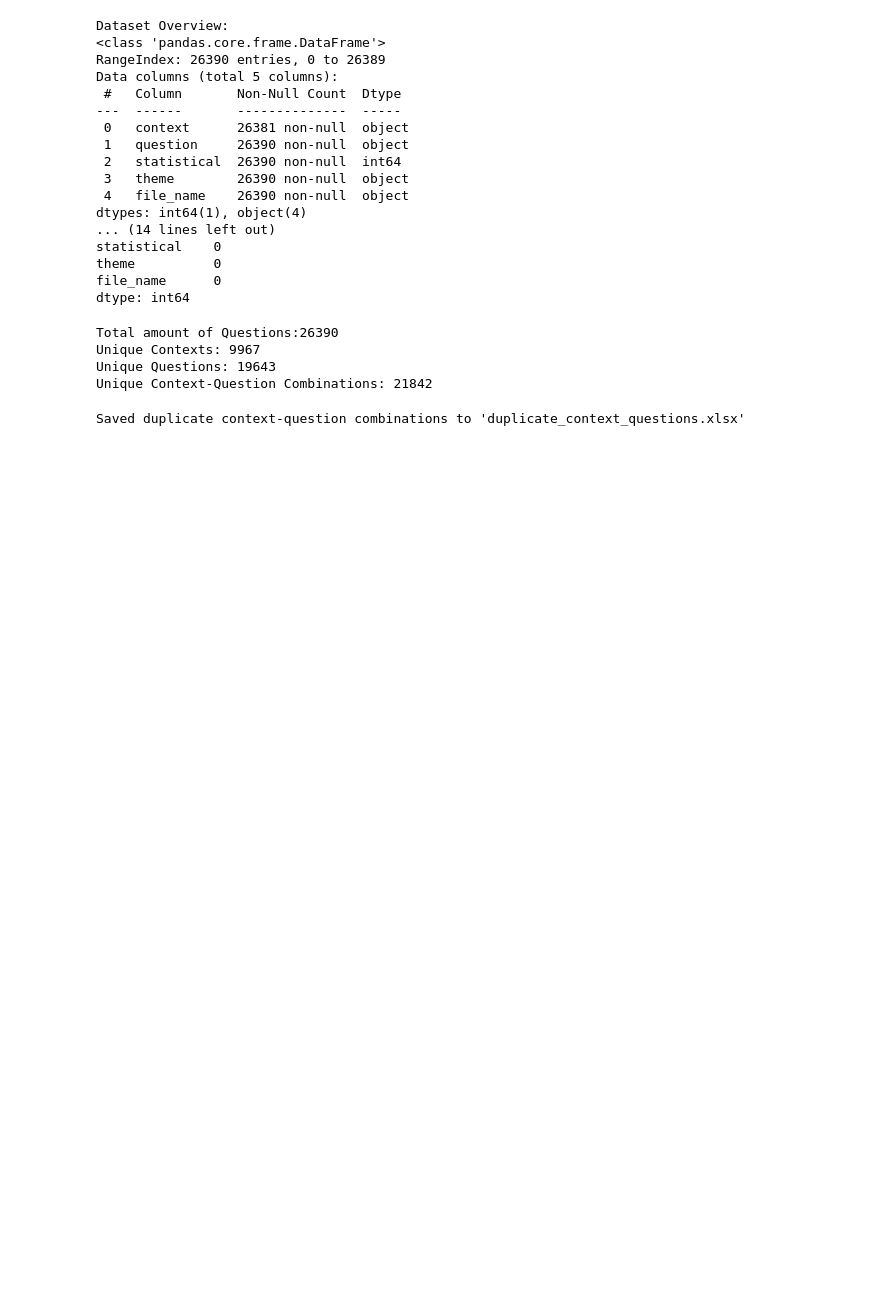
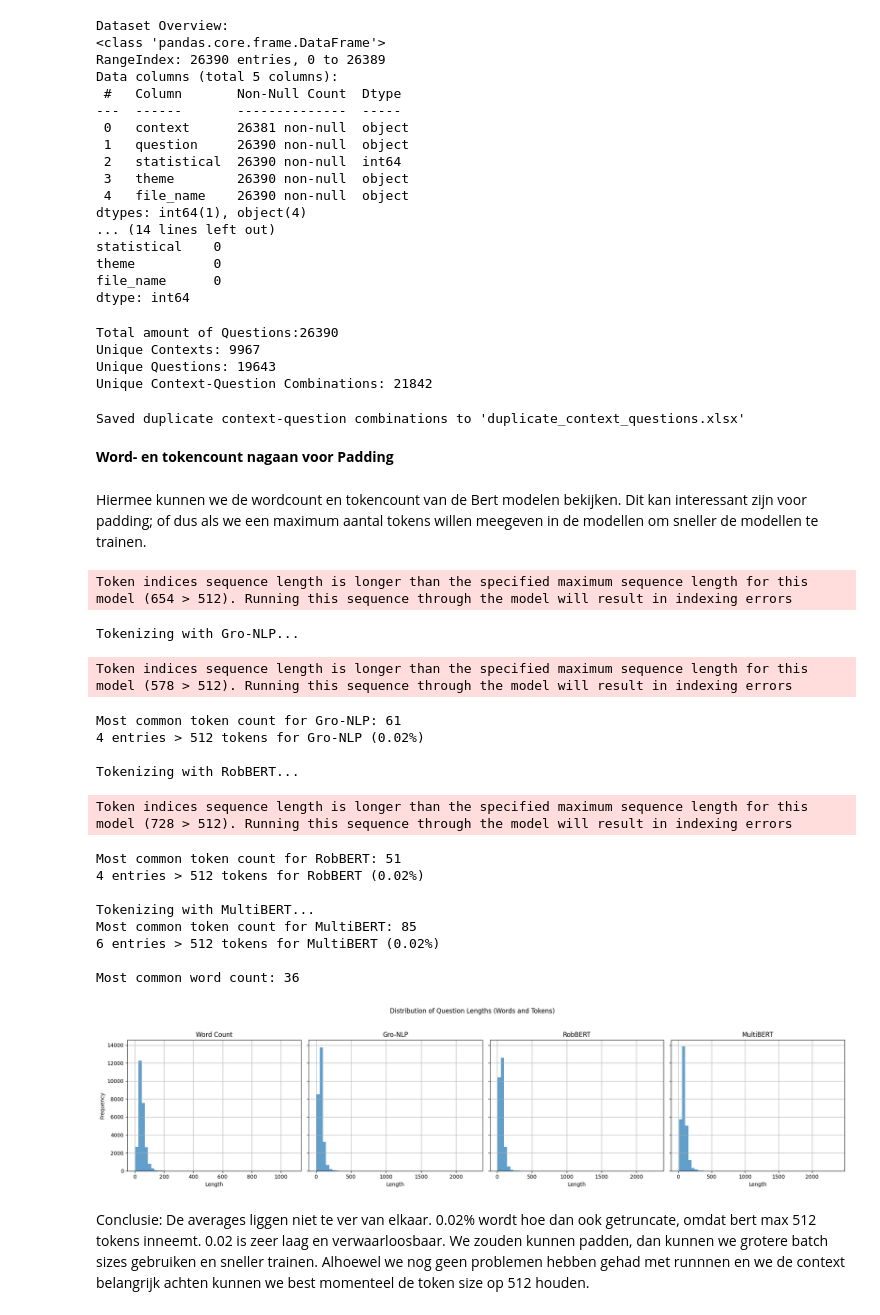
Before and after one commit to Corrie09/IdentifyingAndClassifying-Dutch-Statistical-Questions, a Jupyter notebook: EDA/EDA.ipynb, the cells around one changed output. Saved outputs shown, nothing was run; the diff lists cells and outputs as text; code cells hidden in the pictures; blank space fills up the shorter version.

```diff
--- a/EDA/EDA.ipynb
+++ b/EDA/EDA.ipynb
@@ -90,3 +90,73 @@ duplicates.to_excel("duplicate_context_questions.xlsx", index=False)
 print("Saved duplicate context-question combinations to 'duplicate_context_questions.xlsx'")
 # %% [output]
 Saved duplicate context-question combinations to 'duplicate_context_questions.xlsx'
+# %% [markdown]
+**Word- en tokencount nagaan voor Padding**
+# %% [markdown]
+Hiermee kunnen we de wordcount en tokencount van de Bert modelen bekijken. Dit kan interessant zijn voor padding; of dus als we een maximum aantal tokens willen meegeven in de modellen om sneller de modellen te trainen.
+# %%
+from transformers import AutoTokenizer, AutoModel
+
+# Word count distribution
+df["word_count"] = df["context_question"].apply(lambda x: len(str(x).split()))
+
+# Load tokenizers
+tokenizers = {
+    "Gro-NLP": AutoTokenizer.from_pretrained("GroNLP/bert-base-dutch-cased"),
+    "RobBERT": AutoTokenizer.from_pretrained("pdelobelle/robbert-v2-dutch-base"),
+    "MultiBERT": AutoTokenizer.from_pretrained("bert-base-multilingual-cased")
+}
+
+# Token length distributions
+token_lengths = {"Word Count": df["word_count"]}
+
+# Tokenize and store lengths for each tokenizer
+for name, tokenizer in tokenizers.items():
+    print(f"Tokenizing with {name}...")
+    df[f"{name}_tokens"] = df["context_question"].apply(lambda x: len(tokenizer.encode(x, truncation=False)))
+    token_lengths[name] = df[f"{name}_tokens"]
+
+    # Most common length
+    most_common = df[f"{name}_tokens"].mode()[0]
+    print(f"Most common token count for {name}: {most_common}")
+
+    # Count entries > 512 tokens
+    over_limit = (df[f"{name}_tokens"] > 512).sum()
+    percentage = (over_limit / len(df)) * 100
+    print(f"{over_limit} entries > 512 tokens for {name} ({percentage:.2f}%)\n")
+
+# Most common word count
+most_common_word_count = df["word_count"].mode()[0]
+print(f"Most common word count: {most_common_word_count}\n")
+
+# Plotting side-by-side histograms
+fig, axes = plt.subplots(1, 4, figsize=(20, 5), sharey=True)
+for ax, (name, lengths) in zip(axes, token_lengths.items()):
+    ax.hist(lengths, bins=50, alpha=0.7)
+    ax.set_title(name)
+    ax.set_xlabel("Length")
+    ax.grid(True)
+axes[0].set_ylabel("Frequency")
+plt.suptitle("Distribution of Question Lengths (Words and Tokens)")
+plt.tight_layout(rect=[0, 0, 1, 0.95])
+plt.show()
+# %% [output]
+Token indices sequence length is longer than the specified maximum sequence length for this model (654 > 512). Running this sequence through the model will result in indexing errors
+Tokenizing with Gro-NLP...
+Token indices sequence length is longer than the specified maximum sequence length for this model (578 > 512). Running this sequence through the model will result in indexing errors
+Most common token count for Gro-NLP: 61
+4 entries > 512 tokens for Gro-NLP (0.02%)
+
+Tokenizing with RobBERT...
+Token indices sequence length is longer than the specified maximum sequence length for this model (728 > 512). Running this sequence through the model will result in indexing errors
+Most common token count for RobBERT: 51
+4 entries > 512 tokens for RobBERT (0.02%)
+
+Tokenizing with MultiBERT...
+Most common token count for MultiBERT: 85
+6 entries > 512 tokens for MultiBERT (0.02%)
+
+Most common word count: 36
+[figure, added]
+# %% [markdown]
+Conclusie: De averages liggen niet te ver van elkaar. 0.02% wordt hoe dan ook getruncate, omdat bert max 512 tokens inneemt. 0.02 is zeer laag en verwaarloosbaar. We zouden kunnen padden, dan kunnen we grotere batch sizes gebruiken en sneller trainen. Alhoewel we nog geen problemen hebben gehad met runnnen en we de context belangrijk achten kunnen we best momenteel de token size op 512 houden.
```
Also changed, not shown: parts of 2 cells of this notebook, 1 other file.
